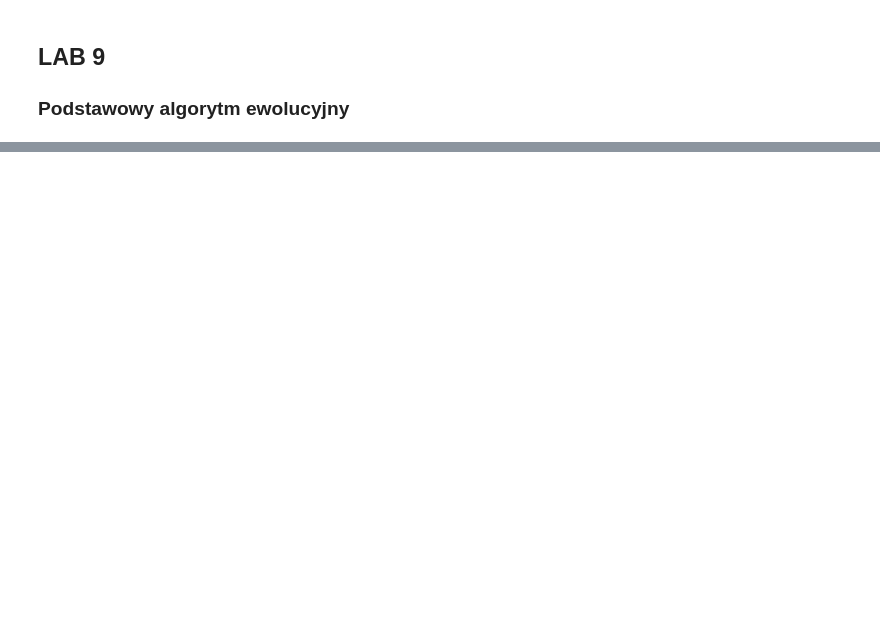
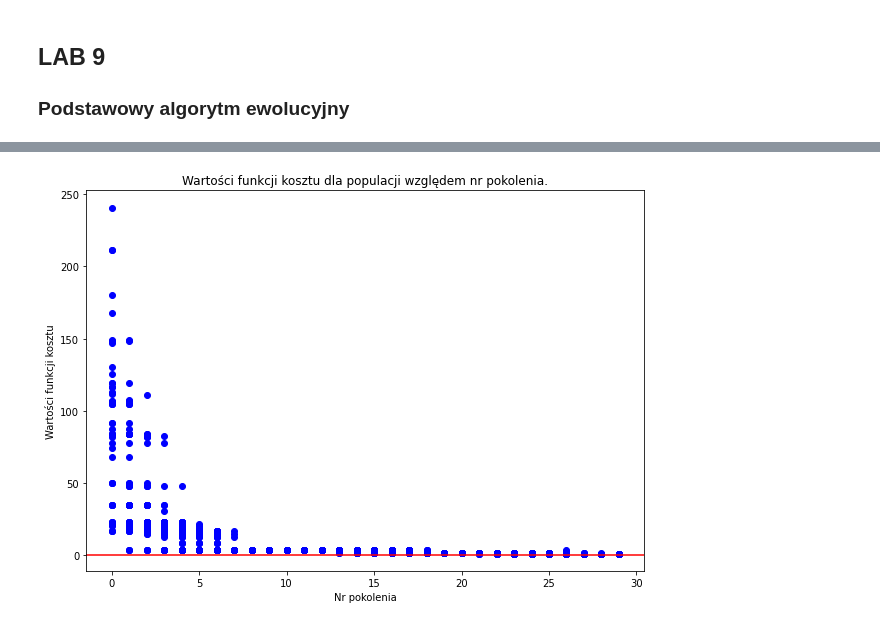
Before and after one commit to okcze/AI_intro, a Jupyter notebook: evolutionary/genetic_1.ipynb, the cells around one changed output, grey strips where cells are left out. Saved outputs shown, nothing was run; the diff lists cells and outputs as text; code cells hidden in the pictures; blank space fills up the shorter version.

```diff
--- a/evolutionary/genetic_1.ipynb
+++ b/evolutionary/genetic_1.ipynb
@@ -88,0 +148,9 @@ gen.fit(50)
+# %%
+gen3 = Genetic(problem1_fun, 3,
+               n_population=50,
+               p_mutation=0.3,
+               p_crossover=0.7)
+# %%
+cost_over_generations(30, gen3)
+# %% [output]
+[figure, added]
```
Also changed, not shown: parts of 18 cells of this notebook.
